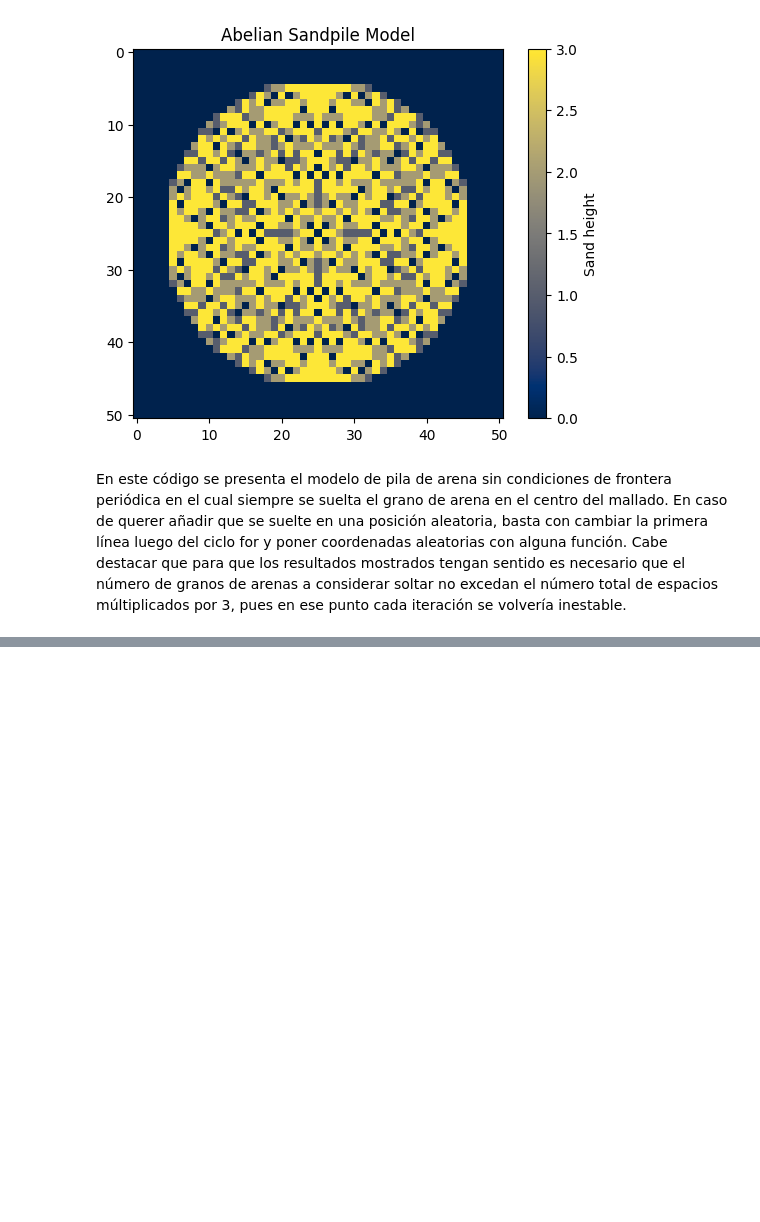
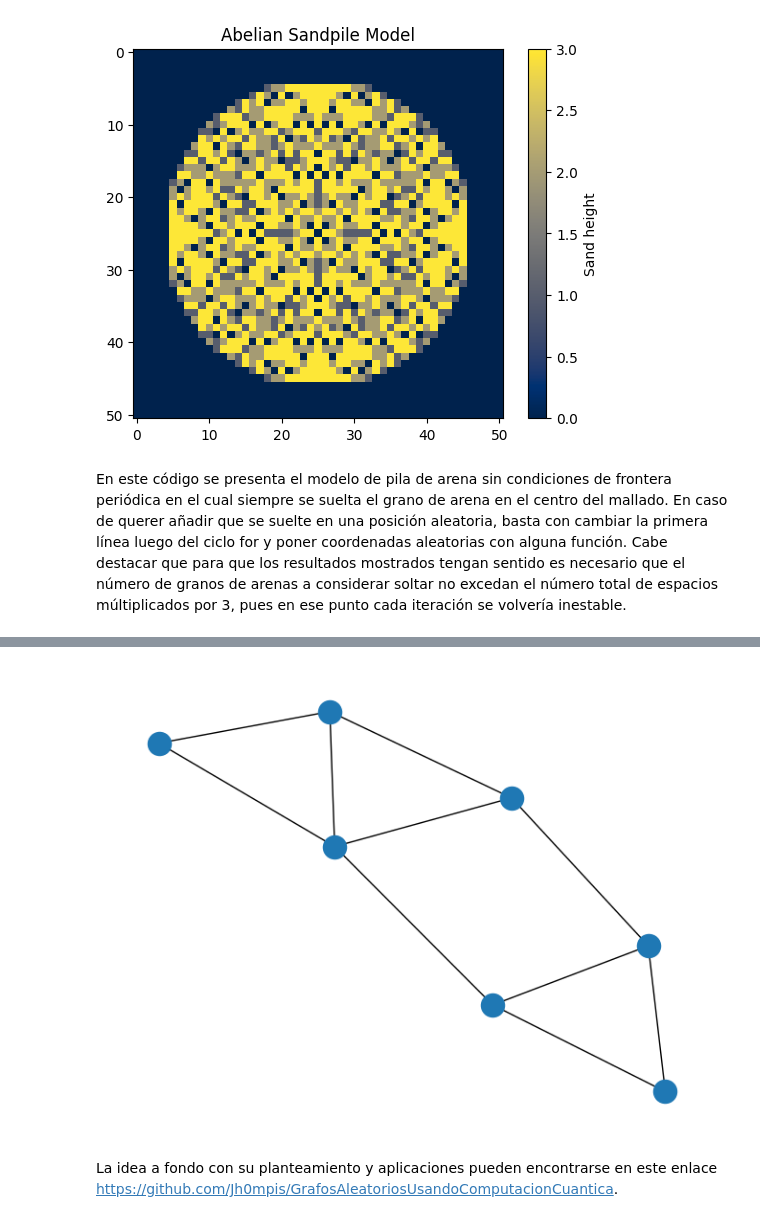
Before and after one commit to ashybabashyba/RedesComplejasUGR, a Jupyter notebook: NotebookPrincipal.ipynb, the cells around one changed output, grey strips where cells are left out. Drawn from its saved outputs; the diff is of its cells as text; code cells hidden in the pictures; blank space fills up the shorter version.

Commit message:
Añadido circuitos cuánticos en grafos aleatorios

```diff
--- a/NotebookPrincipal.ipynb
+++ b/NotebookPrincipal.ipynb
@@ -1235,0 +1255,26 @@ En este código se presenta el modelo de pila de arena sin condiciones de fronte
+# %%
+# Inserte acá el número de vértices del grafo a trabajar
+n = 7
+
+circ = QuantumCircuit(1,1)
+circ.h(0)
+circ.measure([0],[0])
+# circ.draw('mpl')
+SimBackend = qiskit.Aer.get_backend('qasm_simulator')
+
+A = np.zeros((n,n))
+
+for i in range(n):
+    for j in range(i+1, n):
+        Circuito = qiskit.execute(circ,backend=SimBackend,shots=1)
+        A[i][j]= max(Circuito.result().get_counts(),key=Circuito.result().get_counts().get)
+        A[j][i]=A[i][j]
+
+
+G = nx.from_numpy_array(A)
+nx.draw(G)
+plt.show()
+# %% [output]
+[figure, added]
+# %% [markdown]
+La idea a fondo con su planteamiento y aplicaciones pueden encontrarse en este enlace [https://github.com/Jh0mpis/GrafosAleatoriosUsandoComputacionCuantica](https://github.com/Jh0mpis/GrafosAleatoriosUsandoComputacionCuantica).
```
Also changed, not shown: parts of 3 cells of this notebook.
